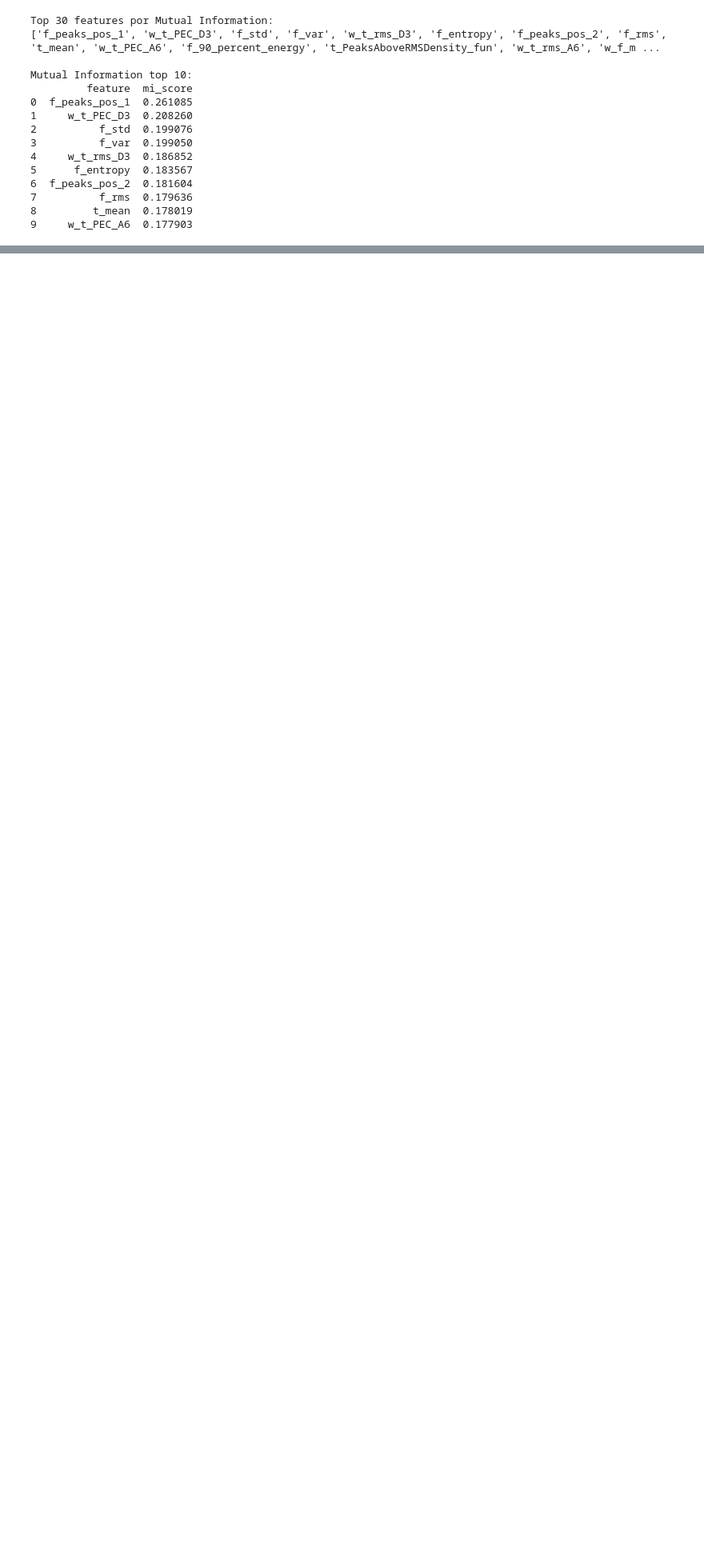
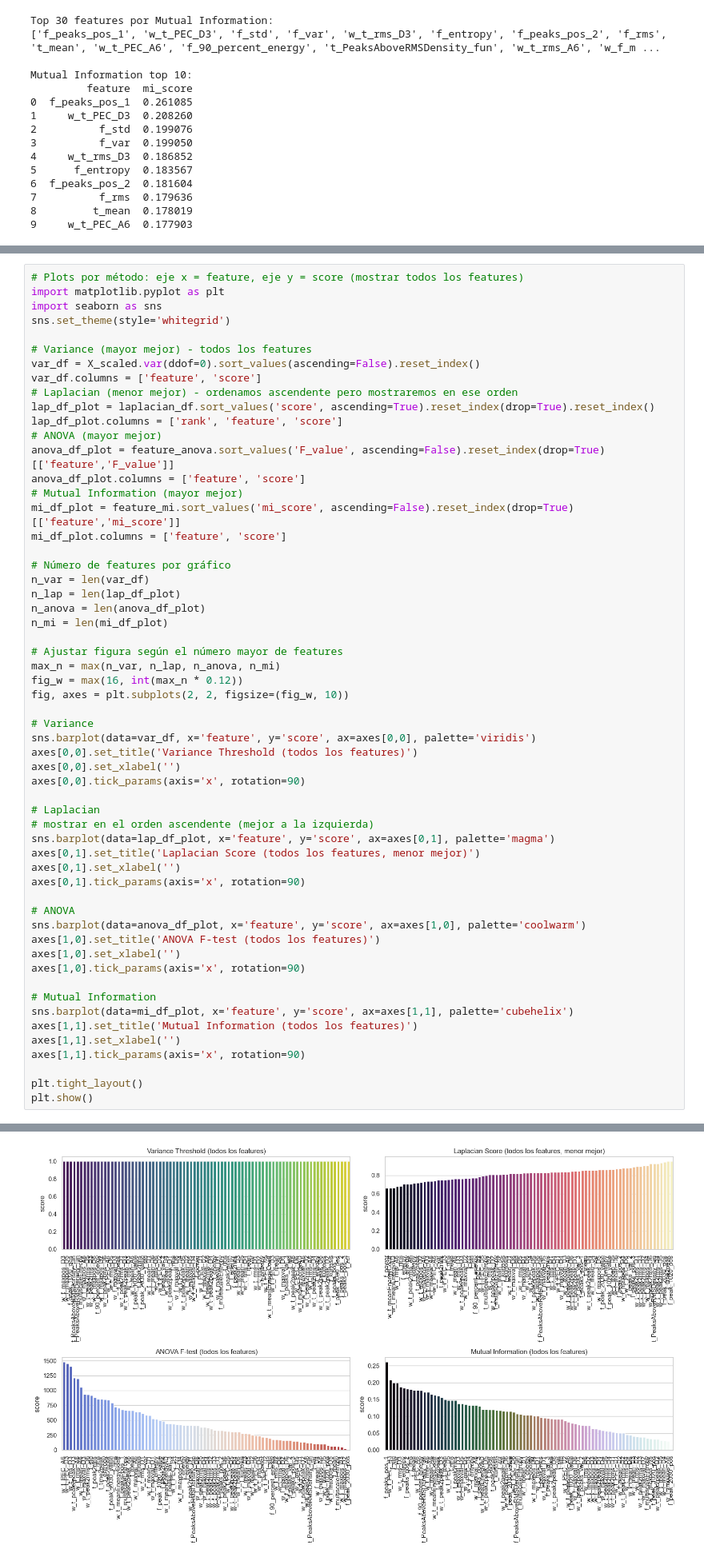
Before and after one commit to RickParra96/TESIS, a Jupyter notebook: feature_selection.ipynb, the cells around one changed output, grey strips where cells are left out. Shown at 80% size. Saved outputs shown, nothing was run; the diff lists cells and outputs as text; blank space fills up the shorter version.

```diff
--- a/feature_selection.ipynb
+++ b/feature_selection.ipynb
@@ -232,0 +265,58 @@ Guardado MutualInformation en c:\Users\ricar\OneDrive\Desktop\TESIS\MutualInform
+# %%
+# Plots por método: eje x = feature, eje y = score (mostrar todos los features)
+import matplotlib.pyplot as plt
+import seaborn as sns
+sns.set_theme(style='whitegrid')
+
+# Variance (mayor mejor) - todos los features
+var_df = X_scaled.var(ddof=0).sort_values(ascending=False).reset_index()
+var_df.columns = ['feature', 'score']
+# Laplacian (menor mejor) - ordenamos ascendente pero mostraremos en ese orden
+lap_df_plot = laplacian_df.sort_values('score', ascending=True).reset_index(drop=True).reset_index()
+lap_df_plot.columns = ['rank', 'feature', 'score']
+# ANOVA (mayor mejor)
+anova_df_plot = feature_anova.sort_values('F_value', ascending=False).reset_index(drop=True)[['feature','F_value']]
+anova_df_plot.columns = ['feature', 'score']
+# Mutual Information (mayor mejor)
+mi_df_plot = feature_mi.sort_values('mi_score', ascending=False).reset_index(drop=True)[['feature','mi_score']]
+mi_df_plot.columns = ['feature', 'score']
+
+# Número de features por gráfico
+n_var = len(var_df)
+n_lap = len(lap_df_plot)
+n_anova = len(anova_df_plot)
+n_mi = len(mi_df_plot)
+
+# Ajustar figura según el número mayor de features
+max_n = max(n_var, n_lap, n_anova, n_mi)
+fig_w = max(16, int(max_n * 0.12))
+fig, axes = plt.subplots(2, 2, figsize=(fig_w, 10))
+
+# Variance
+sns.barplot(data=var_df, x='feature', y='score', ax=axes[0,0], palette='viridis')
+axes[0,0].set_title('Variance Threshold (todos los features)')
+axes[0,0].set_xlabel('')
+axes[0,0].tick_params(axis='x', rotation=90)
+
+# Laplacian
+# mostrar en el orden ascendente (mejor a la izquierda)
+sns.barplot(data=lap_df_plot, x='feature', y='score', ax=axes[0,1], palette='magma')
+axes[0,1].set_title('Laplacian Score (todos los features, menor mejor)')
+axes[0,1].set_xlabel('')
+axes[0,1].tick_params(axis='x', rotation=90)
+
+# ANOVA
+sns.barplot(data=anova_df_plot, x='feature', y='score', ax=axes[1,0], palette='coolwarm')
+axes[1,0].set_title('ANOVA F-test (todos los features)')
+axes[1,0].set_xlabel('')
+axes[1,0].tick_params(axis='x', rotation=90)
+
+# Mutual Information
+sns.barplot(data=mi_df_plot, x='feature', y='score', ax=axes[1,1], palette='cubehelix')
+axes[1,1].set_title('Mutual Information (todos los features)')
+axes[1,1].set_xlabel('')
+axes[1,1].tick_params(axis='x', rotation=90)
+
+plt.tight_layout()
+plt.show()
+# %% [output]
@@ -232,0 +338 @@ Guardado MutualInformation en c:\Users\ricar\OneDrive\Desktop\TESIS\MutualInform
+[figure, added]
```
Also changed, not shown: parts of 7 cells of this notebook, 10 other files.
